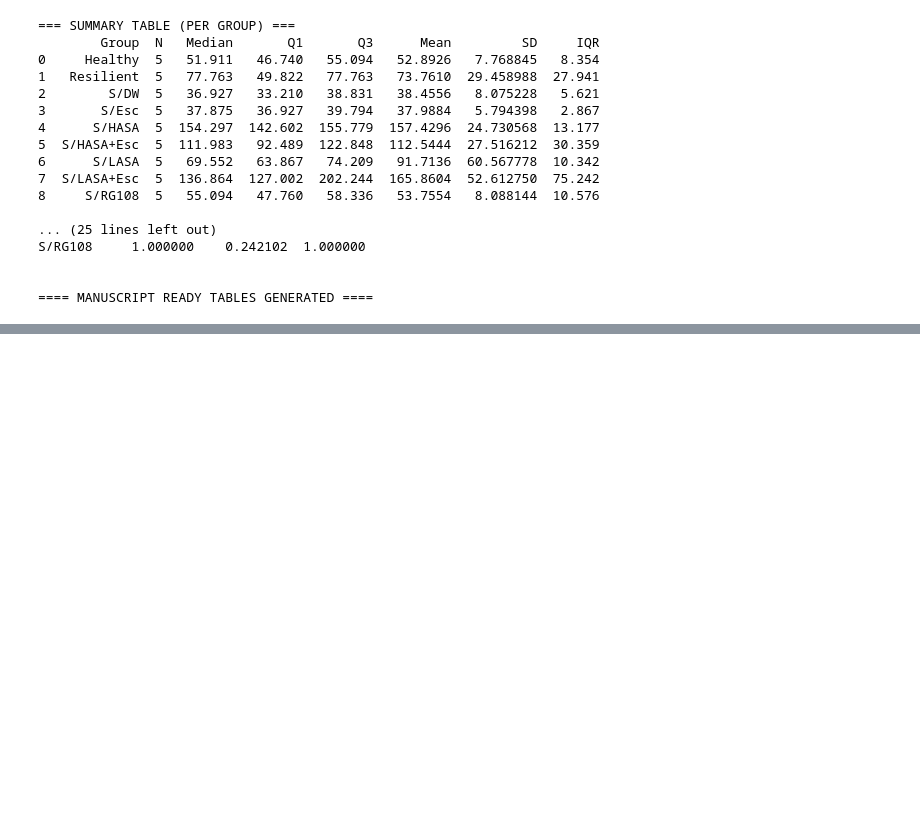
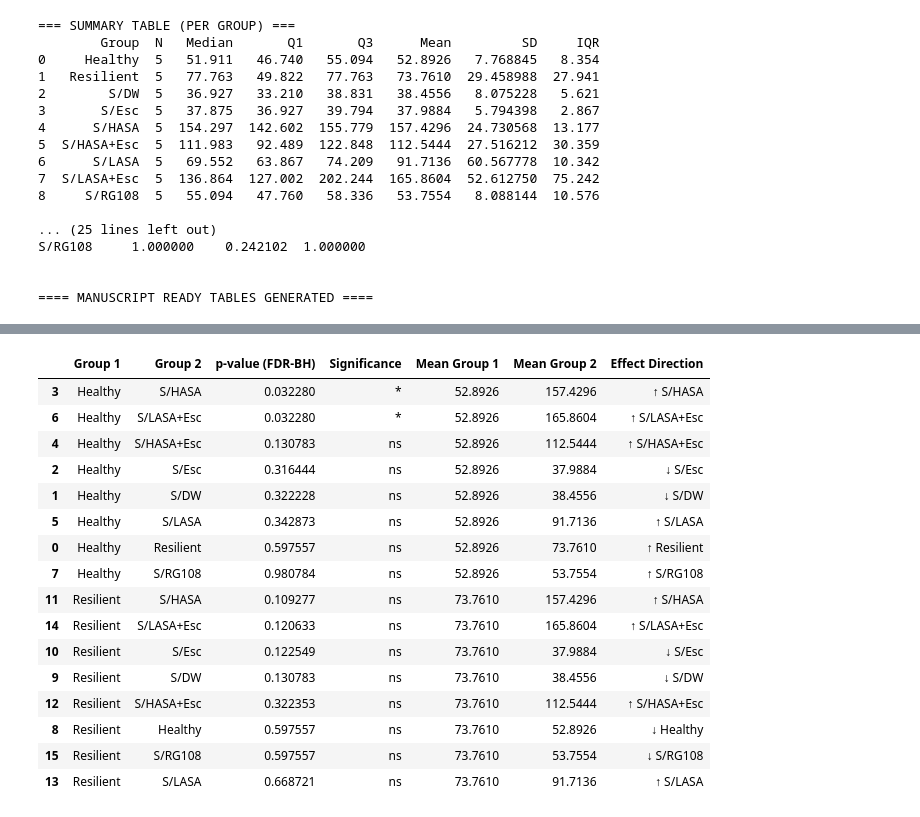
Before and after one commit to J-oyin/Dr.-Jimoh-Analysis, a Jupyter notebook: GDNF.ipynb, the cells around one changed output, grey strips where cells are left out. Cells and saved outputs as stored; diff of their text form; code cells hidden in the pictures; blank space fills up the shorter version.

```diff
--- a/GDNF.ipynb
+++ b/GDNF.ipynb
@@ -306,0 +402,58 @@ with pd.ExcelWriter("GPX_KW_Analysis.xlsx") as writer:
+# %%
+import pandas as pd
+
+# Function to convert p-values to stars
+def p_to_stars(p):
+    if p < 0.001:
+        return '***'
+    elif p < 0.01:
+        return '**'
+    elif p < 0.05:
+        return '*'
+    else:
+        return 'ns'
+
+# Build summary statistics table
+summary_stats = []
+
+for g1, g2, p in filtered_pvals:
+
+    # (optional) compute effect direction using group means
+    mean1 = summary_plot.loc[summary_plot['Group'] == g1, 'mean'].values[0]
+    mean2 = summary_plot.loc[summary_plot['Group'] == g2, 'mean'].values[0]
+    effect_direction = "↑ " + g2 if mean2 > mean1 else "↓ " + g2
+
+    summary_stats.append({
+        "Group 1": g1,
+        "Group 2": g2,
+        "p-value (FDR-BH)": p,
+        "Significance": p_to_stars(p),
+        "Mean Group 1": mean1,
+        "Mean Group 2": mean2,
+        "Effect Direction": effect_direction
+    })
+
+summary_stats_df = pd.DataFrame(summary_stats)
+
+# Sort results (optional)
+summary_stats_df = summary_stats_df.sort_values(by=["Group 1", "p-value (FDR-BH)"])
+
+summary_stats_df
+# %% [output]
+|  | Group 1 | Group 2 | p-value (FDR-BH) | Significance | Mean Group 1 | Mean Group 2 | Effect Direction |
+| 3 | Healthy | S/HASA | 0.032280 | * | 52.8926 | 157.4296 | ↑ S/HASA |
+| 6 | Healthy | S/LASA+Esc | 0.032280 | * | 52.8926 | 165.8604 | ↑ S/LASA+Esc |
+| 4 | Healthy | S/HASA+Esc | 0.130783 | ns | 52.8926 | 112.5444 | ↑ S/HASA+Esc |
+| 2 | Healthy | S/Esc | 0.316444 | ns | 52.8926 | 37.9884 | ↓ S/Esc |
+| 1 | Healthy | S/DW | 0.322228 | ns | 52.8926 | 38.4556 | ↓ S/DW |
+| 5 | Healthy | S/LASA | 0.342873 | ns | 52.8926 | 91.7136 | ↑ S/LASA |
+| 0 | Healthy | Resilient | 0.597557 | ns | 52.8926 | 73.7610 | ↑ Resilient |
+| 7 | Healthy | S/RG108 | 0.980784 | ns | 52.8926 | 53.7554 | ↑ S/RG108 |
+| 11 | Resilient | S/HASA | 0.109277 | ns | 73.7610 | 157.4296 | ↑ S/HASA |
+| 14 | Resilient | S/LASA+Esc | 0.120633 | ns | 73.7610 | 165.8604 | ↑ S/LASA+Esc |
+| 10 | Resilient | S/Esc | 0.122549 | ns | 73.7610 | 37.9884 | ↓ S/Esc |
+| 9 | Resilient | S/DW | 0.130783 | ns | 73.7610 | 38.4556 | ↓ S/DW |
+| 12 | Resilient | S/HASA+Esc | 0.322353 | ns | 73.7610 | 112.5444 | ↑ S/HASA+Esc |
+| 8 | Resilient | Healthy | 0.597557 | ns | 73.7610 | 52.8926 | ↓ Healthy |
+| 15 | Resilient | S/RG108 | 0.597557 | ns | 73.7610 | 53.7554 | ↓ S/RG108 |
+| 13 | Resilient | S/LASA | 0.668721 | ns | 73.7610 | 91.7136 | ↑ S/LASA |
```
Also changed, not shown: parts of 5 cells of this notebook.
